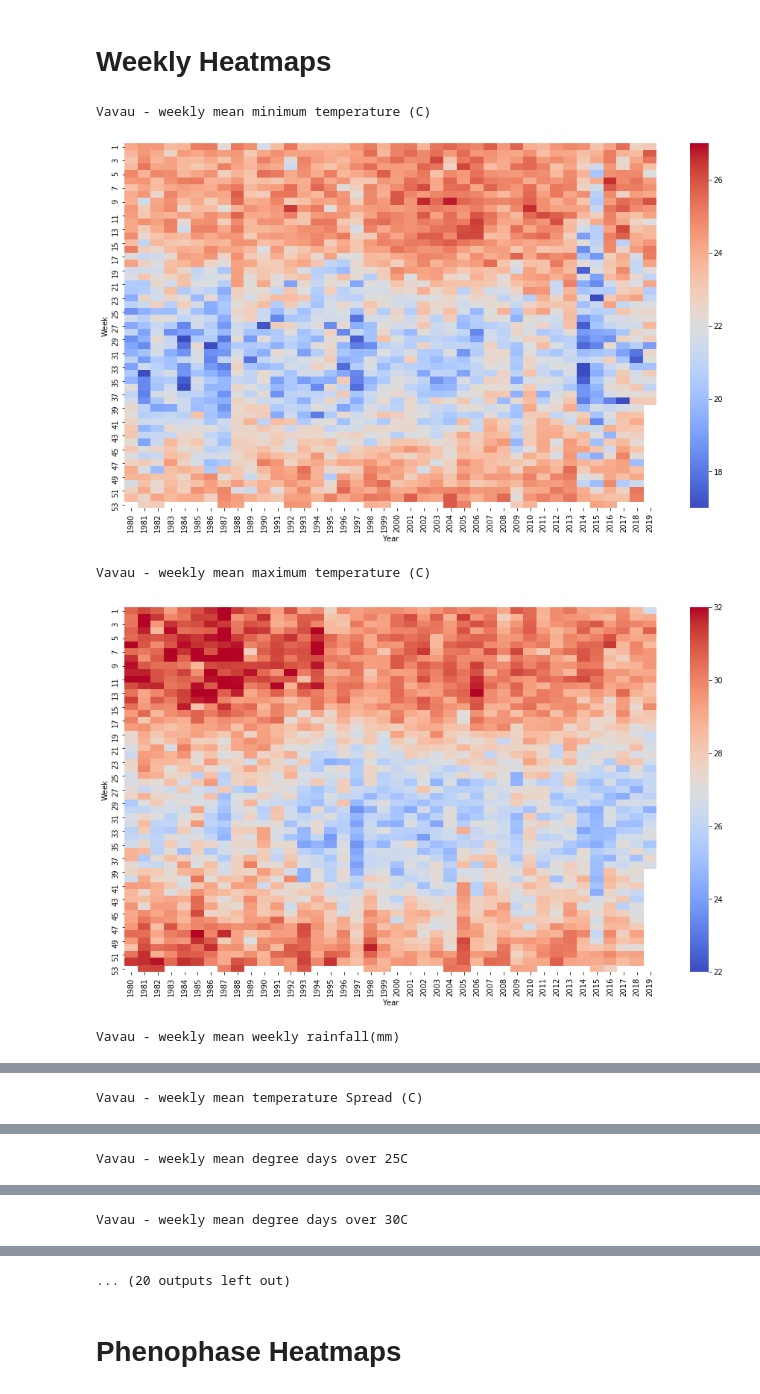
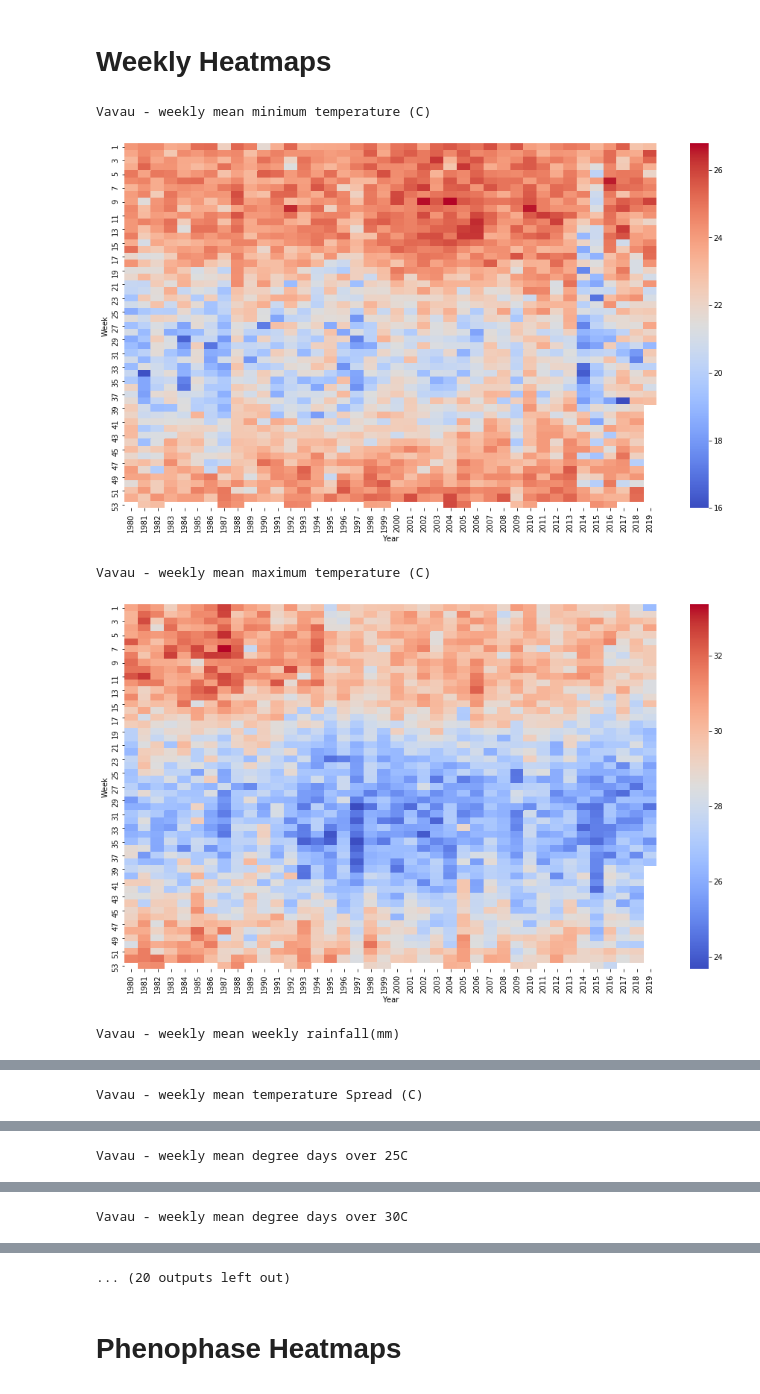
Before and after one commit to hradxy/tonga_met_data, a Jupyter notebook: Tonga MET Data Analysis.ipynb, the cells around one changed output, grey strips where cells are left out. Saved outputs shown, nothing was run; the diff lists cells and outputs as text; code cells hidden in the pictures.

```diff
--- a/Tonga MET Data Analysis.ipynb
+++ b/Tonga MET Data Analysis.ipynb
@@ -122,27 +122,25 @@ figure_dict = {
 # %%
 for station in station_ids.keys():
     #Read excel file into memory
     frame = pd.read_excel(station+'-01011980 to '+end_date_filename+'.xls', header=0).fillna(np.nan)
     #Generating heatmaps
     for figure in figure_dict.keys():
         htmp = pd.pivot_table(
             frame,index='Week',
             columns='Year',
             values = figure_dict[figure]['df_column'],
             aggfunc=np.mean
         )
         fig, ax = plt.subplots(figsize=(16,9))
         sns.heatmap(
             htmp,
-            vmin = figure_dict[figure]['min_val'],
-            vmax = figure_dict[figure]['max_val'],
             cmap=figure_dict[figure]['color']
         )
         print(station+' - weekly '+figure_dict[figure]['name'])
         plt.show()
 # %% [output]
 Vavau - weekly mean minimum temperature (C)
-[figure, old version]
+[figure, new version]
 Vavau - weekly mean maximum temperature (C)
-[figure, old version]
+[figure, new version]
 Vavau - weekly mean weekly rainfall(mm)
```
Also changed, not shown: parts of 2 cells of this notebook.
